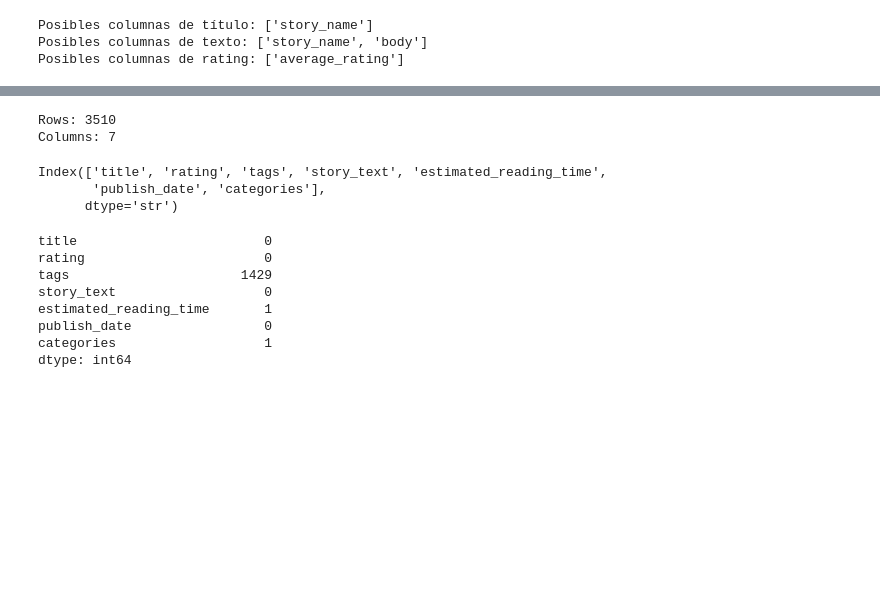
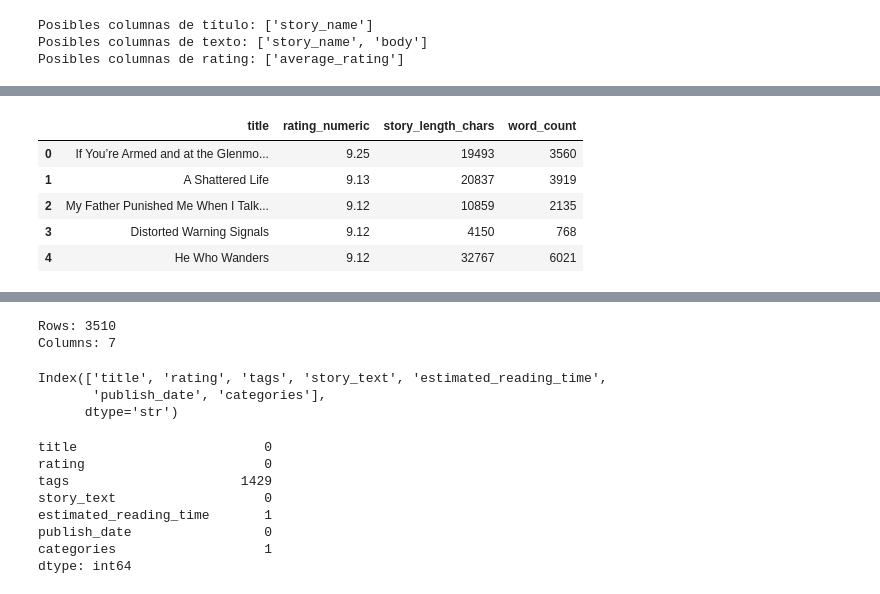
Before and after one commit to futabarentarou/Horror-Fracture-Index, a Jupyter notebook: notebooks/01_data_loading_and_cleaning.ipynb, the cells around one changed output, grey strips where cells are left out. Drawn from its saved outputs; the diff is of its cells as text; code cells hidden in the pictures; blank space fills up the shorter version.

```diff
--- a/notebooks/01_data_loading_and_cleaning.ipynb
+++ b/notebooks/01_data_loading_and_cleaning.ipynb
@@ -217,0 +183,31 @@ df_project.head()
+# %%
+df_project["tags"] = df_project["tags"].fillna("no_tags")
+df_project["categories"] = df_project["categories"].fillna("uncategorized")
+df_project["estimated_reading_time"] = df_project["estimated_reading_time"].fillna("unknown")
+
+df_project["title"] = df_project["title"].fillna("Untitled")
+df_project["title"] = df_project["title"].astype(str).str.strip()
+
+df_project["story_text"] = df_project["story_text"].astype(str).str.strip()
+df_project = df_project[df_project["story_text"] != ""]
+
+df_project["tags"] = (
+    df_project["tags"]
+    .astype(str)
+    .str.replace("\n", " ", regex=False)
+    .str.replace("Please wait...", "", regex=False)
+    .str.strip()
+)
+
+df_project["categories"] = (
+    df_project["categories"]
+    .astype(str)
+    .str.replace("\n", " ", regex=False)
+    .str.replace("Please wait...", "", regex=False)
+    .str.strip()
+)
+
+df_project["tags"] = df_project["tags"].replace("", "no_tags")
+df_project["categories"] = df_project["categories"].replace("", "uncategorized")
+
+df_project.isnull().sum()
@@ -217,0 +243,12 @@ df_project.head()
+# %%
+df_project["story_length_chars"] = df_project["story_text"].str.len()
+df_project["word_count"] = df_project["story_text"].str.split().str.len()
+
+df_project[["title", "rating_numeric", "story_length_chars", "word_count"]].head()
+# %% [output]
+|  | title | rating_numeric | story_length_chars | word_count |
+| 0 | If You’re Armed and at the Glenmo... | 9.25 | 19493 | 3560 |
+| 1 | A Shattered Life | 9.13 | 20837 | 3919 |
+| 2 | My Father Punished Me When I Talk... | 9.12 | 10859 | 2135 |
+| 3 | Distorted Warning Signals | 9.12 | 4150 | 768 |
+| 4 | He Who Wanders | 9.12 | 32767 | 6021 |
```
Also changed, not shown: parts of 37 cells of this notebook, 2 other files.
